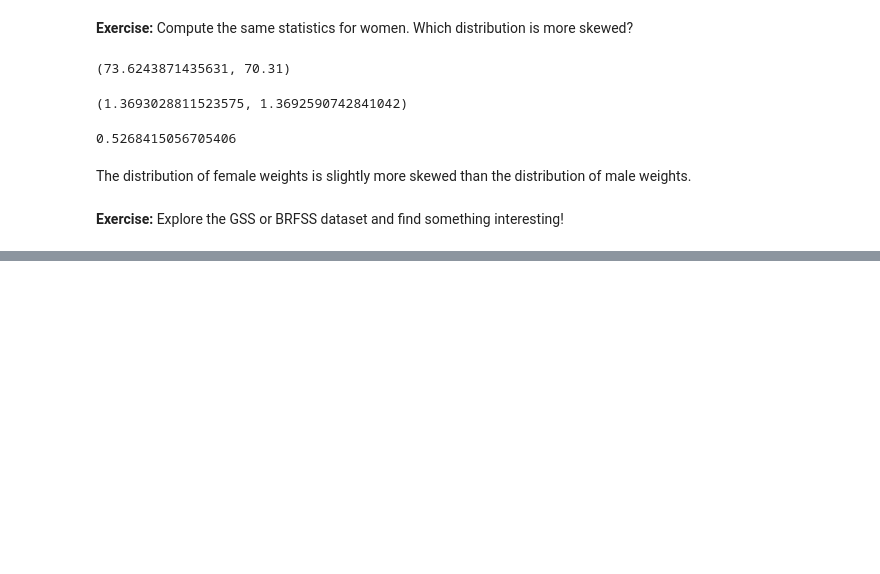
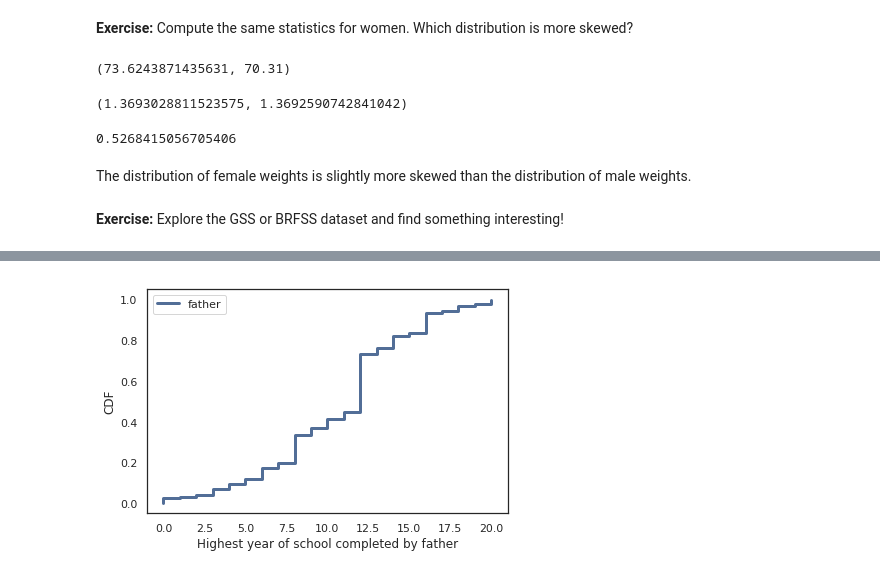
Before and after one commit to djconnolly27/ThinkStats2, a Jupyter notebook: homeworks/homework02.ipynb, the cells around one changed output, grey strips where cells are left out. Cells and saved outputs as stored; diff of their text form; code cells hidden in the pictures; blank space fills up the shorter version.

```diff
--- a/homeworks/homework02.ipynb
+++ b/homeworks/homework02.ipynb
@@ -514,0 +554,6 @@ The distribution of female weights is slightly more skewed than the distribution
+# %%
+gss.health.replace([8, 9, 0], np.nan, inplace=True)
+gss.owngun.replace([8, 9, 0], np.nan, inplace=True)
+gss.reliten.replace([8, 9, 0], np.nan, inplace=True)
+gss.paeduc.replace([97,98,99], np.nan, inplace=True)
+gss.maeduc.replace([97,98,99], np.nan, inplace=True)
@@ -514,0 +562,7 @@ The distribution of female weights is slightly more skewed than the distribution
+# %%
+cdf_paeduc = Cdf(gss.paeduc, label='father')
+thinkplot.Cdf(cdf_paeduc)
+
+decorate(xlabel='Highest year of school completed by father', ylabel='CDF')
+# %% [output]
+[figure, added]
```
Also changed, not shown: parts of 60 cells of this notebook.
